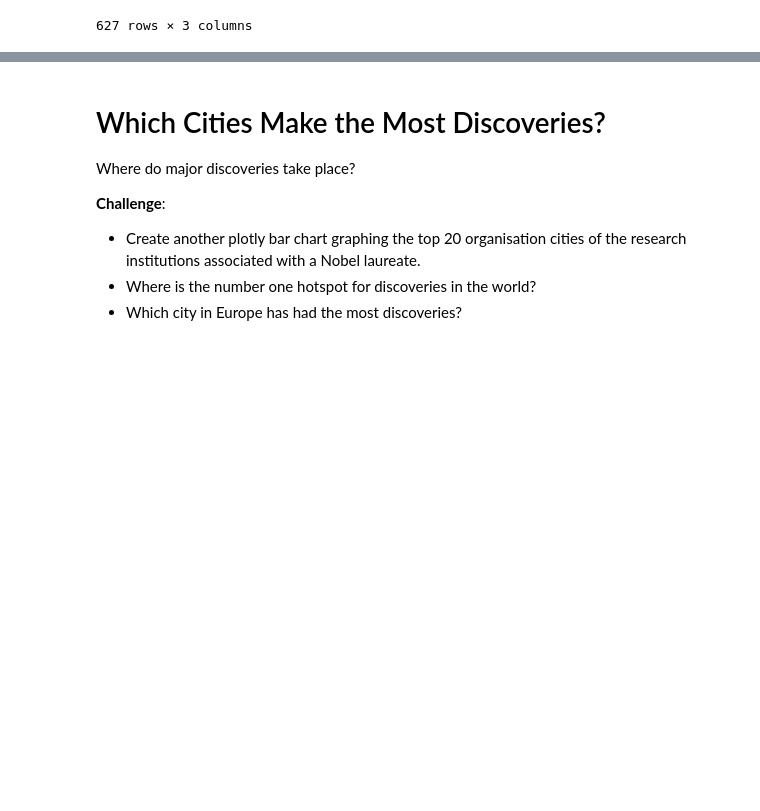
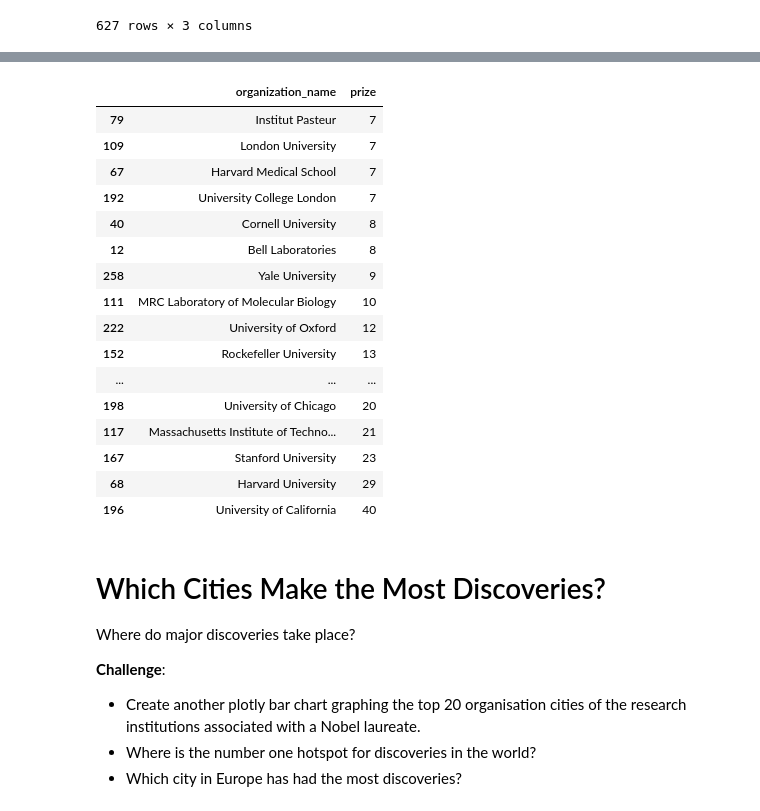
Before and after one commit to bluescreenlife/100-days-of-code, a Jupyter notebook: day_79_nobel_prize_data/Nobel_Prize_Analysis_(start).ipynb, the cells around one changed output, grey strips where cells are left out. Drawn from its saved outputs; the diff is of its cells as text; code cells hidden in the pictures; blank space fills up the shorter version.

Commit message:
add charts for top organizations, org cities, and birthplace cities

```diff
--- a/day_79_nobel_prize_data/Nobel_Prize_Analysis_(start).ipynb
+++ b/day_79_nobel_prize_data/Nobel_Prize_Analysis_(start).ipynb
@@ -712,0 +722,22 @@ prizes_over_time.show()
+# %%
+top_orgs = df_data.groupby(by='organization_name', as_index=False).agg({'prize': pd.Series.count})
+top_20_orgs = top_orgs.sort_values('prize')[-20:]
+top_20_orgs
+# %% [output]
+|  | organization_name | prize |
+| 79 | Institut Pasteur | 7 |
+| 109 | London University | 7 |
+| 67 | Harvard Medical School | 7 |
+| 192 | University College London | 7 |
+| 40 | Cornell University | 8 |
+| 12 | Bell Laboratories | 8 |
+| 258 | Yale University | 9 |
+| 111 | MRC Laboratory of Molecular Biology | 10 |
+| 222 | University of Oxford | 12 |
+| 152 | Rockefeller University | 13 |
+| ... | ... | ... |
+| 198 | University of Chicago | 20 |
+| 117 | Massachusetts Institute of Techno... | 21 |
+| 167 | Stanford University | 23 |
+| 68 | Harvard University | 29 |
+| 196 | University of California | 40 |
```
Also changed, not shown: parts of 7 cells of this notebook.
